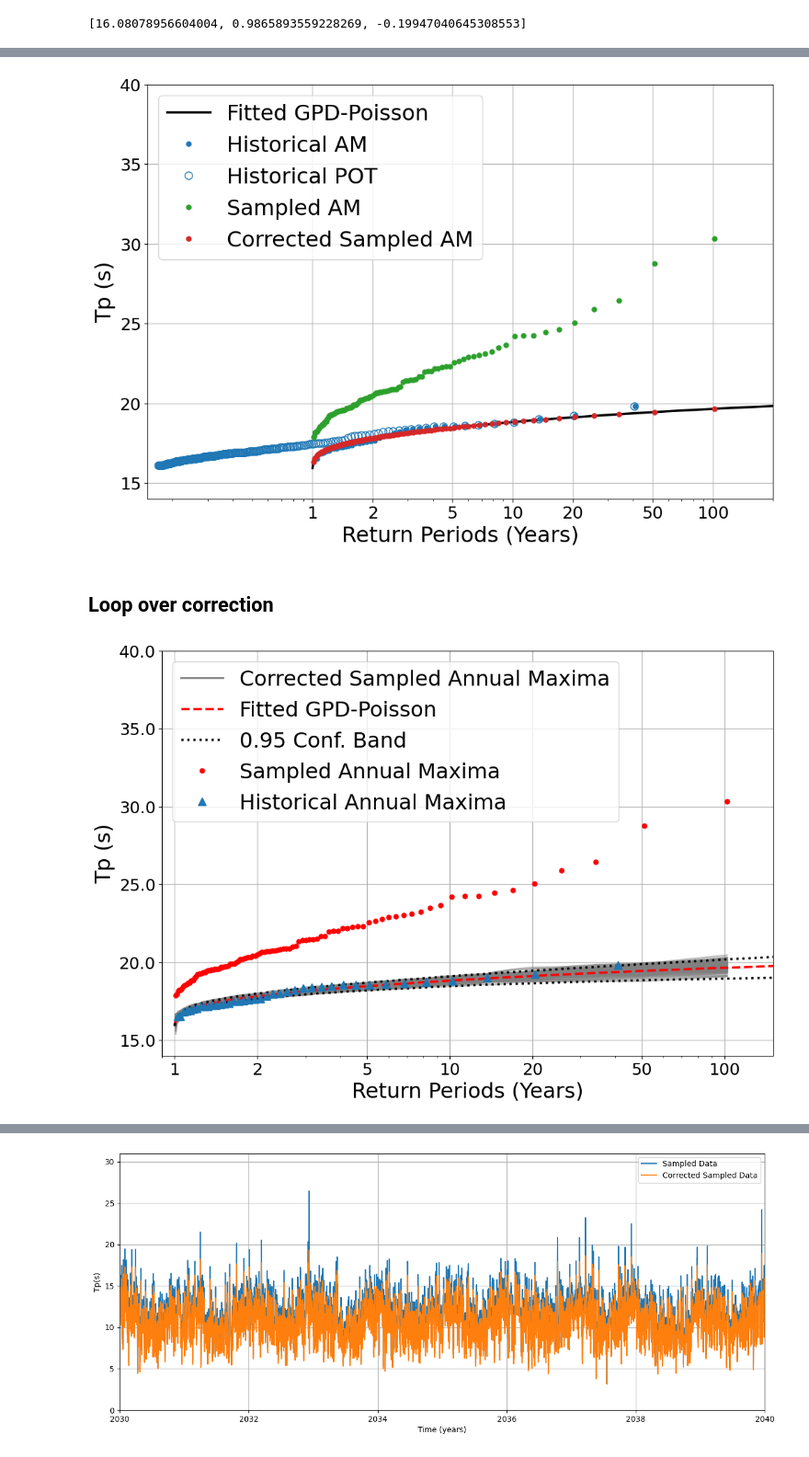
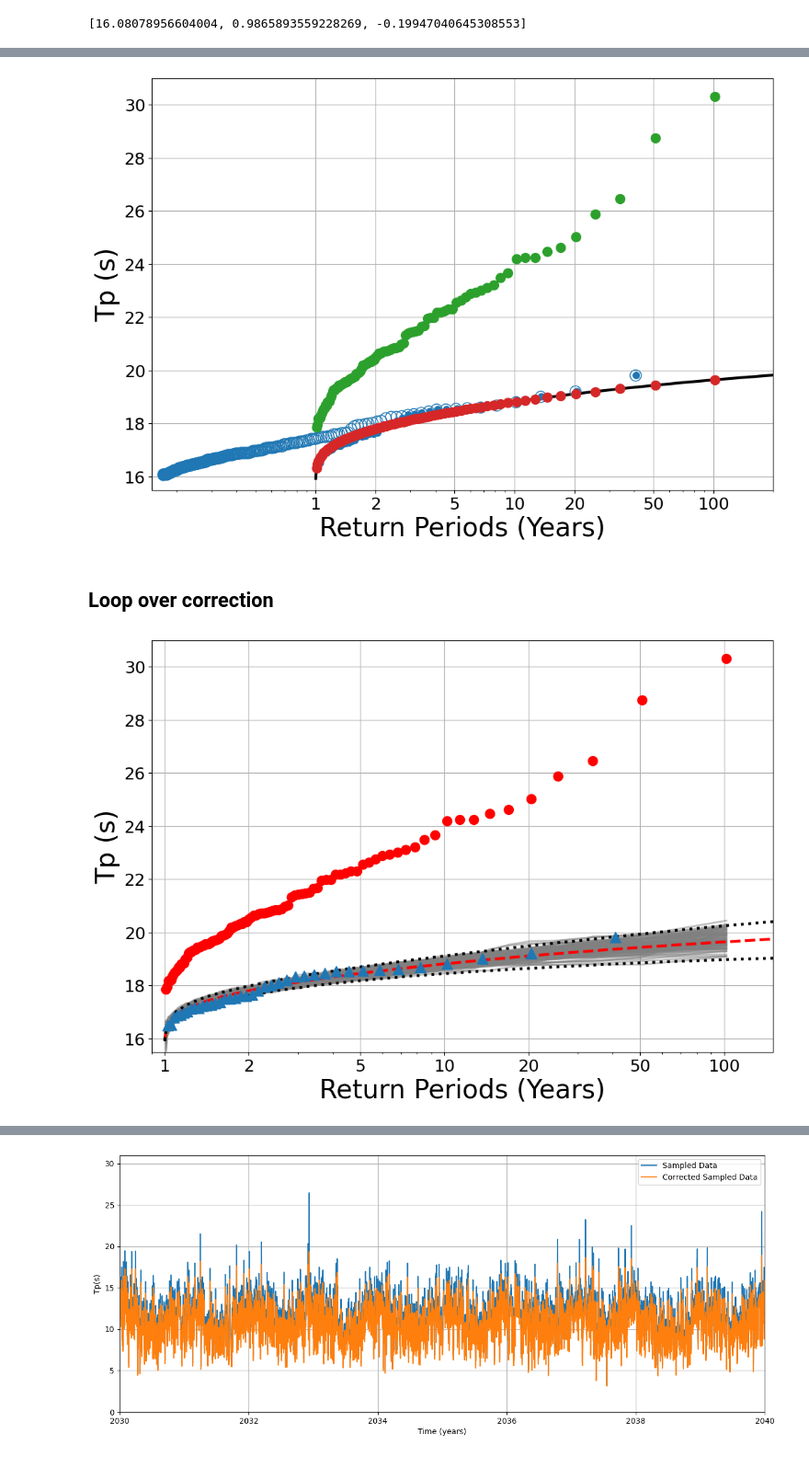
Before and after one commit to viccollado/ExtremeCorrection, a Jupyter notebook: Notebooks/ExtremeCorrectionHsTpSantona.ipynb, the cells around one changed output, grey strips where cells are left out. Shown at 92% size. Saved outputs shown, nothing was run; the diff lists cells and outputs as text; code cells hidden in the pictures.

```diff
--- a/Notebooks/ExtremeCorrectionHsTpSantona.ipynb
+++ b/Notebooks/ExtremeCorrectionHsTpSantona.ipynb
@@ -735,7 +735,7 @@ fig = plt.figure(figsize=(12,8))
 ax= fig.add_subplot()
 
 # # Fitted GPD-Poisson
-ax.semilogx(extr_corr_complete_tp.ci_T_years, np.sort(extr_corr_complete_tp.x_vals_gpd_poiss_hist), color = 'black', linewidth=2.5, label='Fitted GPD-Poisson')
+ax.semilogx(extr_corr_complete_tp.ci_T_years, np.sort(extr_corr_complete_tp.x_vals_gpd_poiss_hist), color = 'black', linewidth=3, label='Fitted GPD-Poisson')
 # # Confidence interval for fitted GPD-Poisson
 # ax.semilogx(extr_corr_complete.ci_T_years, extr_corr_complete.upper_pot_ci_return, color = "tab:gray",linestyle='dotted', label=f'{extr_corr_complete.conf} Conf. Band')
 # ax.semilogx(extr_corr_complete.ci_T_years, extr_corr_complete.lower_pot_ci_return, color = "tab:gray",linestyle='dotted')
@@ -743,10 +743,10 @@ ax.semilogx(extr_corr_complete_tp.ci_T_years, np.sort(extr_corr_complete_tp.x_va
 
 
 # Historical data
-ax.semilogx(extr_corr_complete_tp.T_annmax, extr_corr_complete_tp.max_data_sorted, color="tab:blue", linewidth=0, marker='o',markersize=5, label='Historical AM')
+ax.semilogx(extr_corr_complete_tp.T_annmax, extr_corr_complete_tp.max_data_sorted, color="tab:blue", linewidth=0, marker='o',markersize=7, label='Historical AM')
 # T_hist_pot = 1 / (1 - (np.arange(1, extr_corr_complete.n_pot + 1) / (extr_corr_complete.n_pot + 1))) / (extr_corr_complete.poiss_parameter)
 T_hist_pot = 1 / (1 - (np.arange(1, extr_corr_complete_tp.n_pot + 1) / (extr_corr_complete_tp.n_pot + 1))) / (extr_corr_complete_tp.n_pot / (extr_corr_complete_tp.n_pit / 362.242))
-ax.semilogx(T_hist_pot, np.sort(extr_corr_complete_tp.pot_data), color="tab:blue", linewidth=0, marker='o',markersize=8, fillstyle='none', label='Historical POT')
+ax.semilogx(T_hist_pot, np.sort(extr_corr_complete_tp.pot_data), color="tab:blue", linewidth=0, marker='o',markersize=12, fillstyle='none', label='Historical POT')
 
 
 
@@ -754,7 +754,7 @@ ax.semilogx(T_hist_pot, np.sort(extr_corr_complete_tp.pot_data), color="tab:blue
 # ax.semilogx(T_pt_corrected_sim, self.sim_pit_data_sorted, color="tab:blue", linewidth=0, marker='o',markersize=10, fillstyle='none',markerfacecolor='none', markeredgecolor = "tab:blue", label='Daily Data')
 # ax.semilogx(T_pot_sim, self.sim_pot_data_sorted, color="orange", linewidth=0, marker='o',markersize=5, label='POT')
 # ax.semilogx(T_pot, extr_corr_complete.sim_pot_data_sorted, label="Sampled POT", color="tab:green", linewidth=0, marker='o',markersize=5)
-ax.semilogx(extr_corr_complete_tp.T_annmax_sim, extr_corr_complete_tp.sim_max_data_sorted[extr_corr_complete_tp.am_index_0:], color="tab:green", linewidth=0, marker='o',markersize=5, label='Sampled AM')
+ax.semilogx(extr_corr_complete_tp.T_annmax_sim, extr_corr_complete_tp.sim_max_data_sorted[extr_corr_complete_tp.am_index_0:], color="tab:green", linewidth=0, marker='o',markersize=10, label='Sampled AM')
 
 
 
@@ -782,12 +782,12 @@ if extr_corr_complete_tp.n_sim_year_peaks > 1:
     sim_pit_data_corrected = sim_aux_pit_corrected
     sim_max_data_corrected_sorted = np.sort(sim_max_data_corrected)
 
-ax.semilogx(extr_corr_complete_tp.T_annmax_sim, sim_max_data_corrected_sorted[extr_corr_complete_tp.am_index_0:], color = 'tab:red',linewidth=0, marker='o',markersize=5,label=r'Corrected Sampled AM')
+ax.semilogx(extr_corr_complete_tp.T_annmax_sim, sim_max_data_corrected_sorted[extr_corr_complete_tp.am_index_0:], color = 'tab:red',linewidth=0, marker='o',markersize=10,label=r'Corrected Sampled AM')
 
 
 
-ax.set_xlabel("Return Periods (Years)", fontsize=23)
-ax.set_ylabel(f"{extr_corr_complete_tp.var} (s)", fontsize=23)
+ax.set_xlabel("Return Periods (Years)", fontsize=28)
+ax.set_ylabel(f"{extr_corr_complete_tp.var} (s)", fontsize=28)
 # ax.set_title(f"Simulated Return Period ({self.var})", fontsize=TITLE_FONTSIZE)
 ax.set_xscale('log')
 ax.set_xticks([1, 2, 5, 10, 20, 50, 100, 250, 1000, 10000])
@@ -795,16 +795,18 @@ ax.get_xaxis().set_major_formatter(plt.ScalarFormatter())
 # ax.set_xlim(right=10000)
 ax.set_xlim(left=0.15, right=200)
 # ax.set_ylim(bottom=0)
-ax.set_ylim(bottom=14, top=40)
-ax.legend(loc='upper left', fontsize=23)
+ax.set_ylim(bottom=15.5, top=31)
+# ax.legend(loc='upper left', fontsize=28)
 ax.tick_params(axis='both', which='major', labelsize=18)
 ax.tick_params(axis='both', which='minor', labelsize=18)
 ax.grid()
+# ax.yaxis.set_major_formatter(plt.FormatStrFormatter('%.1f'))
+
 plt.savefig("Figures/Santona/Hs_Santona_Tp/Tp_HistPOTAM_Deterministic.png", dpi=300, bbox_inches="tight")
 
 plt.show()
 # %% [output]
-[figure, old version]
+[figure, new version]
 # %% [markdown]
 ## Loop over correction
 # %%
@@ -822,43 +824,43 @@ for i in range(100):
 # %%
 fig = plt.figure(figsize=(12,8))
 ax= fig.add_subplot()
 
 # Corrected AM
 ax.semilogx(extr_corr_complete_tp.T_annmax_sim, dict_maximos_corregidos_Tp[0], color = 'gray', linewidth=2, alpha=0.5,label='Corrected Sampled Annual Maxima')
 for i in range(1,100):
     ax.semilogx(extr_corr_complete_tp.T_annmax_sim, dict_maximos_corregidos_Tp[i], color = 'gray', linewidth=2, alpha=0.5)
 
 # Fitted GPD-Poisson
-ax.semilogx(extr_corr_complete_tp.ci_T_years, extr_corr_complete_tp.x_vals_gpd_poiss_hist, color = 'red',linestyle='dashed', linewidth=2.5, label='Fitted GPD-Poisson')
+ax.semilogx(extr_corr_complete_tp.ci_T_years, extr_corr_complete_tp.x_vals_gpd_poiss_hist, color = 'red',linestyle='dashed', linewidth=3, label='Fitted GPD-Poisson')
 # Confidence interval for fitted GPD-Poisson
-ax.semilogx(extr_corr_complete_tp.ci_T_years, extr_corr_complete_tp.upper_pot_ci_return, color = "black",linestyle='dotted', linewidth=2.5, label=f'{extr_corr_complete_tp.conf} Conf. Band')
-ax.semilogx(extr_corr_complete_tp.ci_T_years, extr_corr_complete_tp.lower_pot_ci_return, color = "black",linestyle='dotted', linewidth=2.5)
+ax.semilogx(extr_corr_complete_tp.ci_T_years, extr_corr_complete_tp.upper_pot_ci_return, color = "black",linestyle='dotted', linewidth=3, label=f'{extr_corr_complete_tp.conf} Conf. Band')
+ax.semilogx(extr_corr_complete_tp.ci_T_years, extr_corr_complete_tp.lower_pot_ci_return, color = "black",linestyle='dotted', linewidth=3)
 
 
-ax.semilogx(extr_corr_complete_tp.T_annmax_sim, extr_corr_complete_tp.sim_max_data_sorted, color="red", linewidth=0, marker='o',markersize=5, label='Sampled Annual Maxima')
+ax.semilogx(extr_corr_complete_tp.T_annmax_sim, extr_corr_complete_tp.sim_max_data_sorted, color="red", linewidth=0, marker='o',markersize=10, label='Sampled Annual Maxima')
 
-ax.semilogx(extr_corr_complete_tp.T_annmax, extr_corr_complete_tp.max_data_sorted, color="tab:blue", linewidth=0, marker='^',markersize=8, label='Historical Annual Maxima')
+ax.semilogx(extr_corr_complete_tp.T_annmax, extr_corr_complete_tp.max_data_sorted, color="tab:blue", linewidth=0, marker='^',markersize=12, label='Historical Annual Maxima')
 
-ax.set_xlabel("Return Periods (Years)", fontsize=23)
-ax.set_ylabel(f"{extr_corr_complete_tp.var} (s)", fontsize=23)
+ax.set_xlabel("Return Periods (Years)", fontsize=28)
+ax.set_ylabel(f"{extr_corr_complete_tp.var} (s)", fontsize=28)
 # ax.set_title(f"Simulated Return Period ({self.var})", fontsize=TITLE_FONTSIZE)
 ax.set_xscale('log')
 ax.set_xticks([1, 2, 5, 10, 20, 50, 100, 250, 1000, 10000])
 ax.get_xaxis().set_major_formatter(plt.ScalarFormatter())
 ax.set_xlim(0.9,150)
-ax.set_ylim(bottom=14, top=40)
-ax.yaxis.set_major_formatter(plt.FormatStrFormatter('%.1f'))
+ax.set_ylim(bottom=15.5, top=31)
+# ax.yaxis.set_major_formatter(plt.FormatStrFormatter('%.1f'))
 ax.tick_params(axis='both', which='major', labelsize=18)
 ax.tick_params(axis='both', which='minor', labelsize=18)
-leg = ax.legend(loc='best', ncol=1, fontsize=23)
-for lh in leg.legend_handles:
-    lh.set_alpha(1)
+# leg = ax.legend(loc='best', ncol=1, fontsize=23)
+# for lh in leg.legend_handles:
+#     lh.set_alpha(1)
 # ax.legend(loc='upper left', fontsize=LEGEND_FONTSIZE)
 ax.grid()
 plt.savefig("Figures/Santona/Hs_Santona_Tp/Tp_ReturnLevel_Simulated_Ensemble_REVISED.png", dpi=300, bbox_inches="tight")
 plt.show()
 # %% [output]
-[figure, old version]
+[figure, new version]
 # %%
 extr_corr_complete_tp.correlation()
 # %% [output]
```
Also changed, not shown: parts of 38 cells of this notebook, 1 other file.
